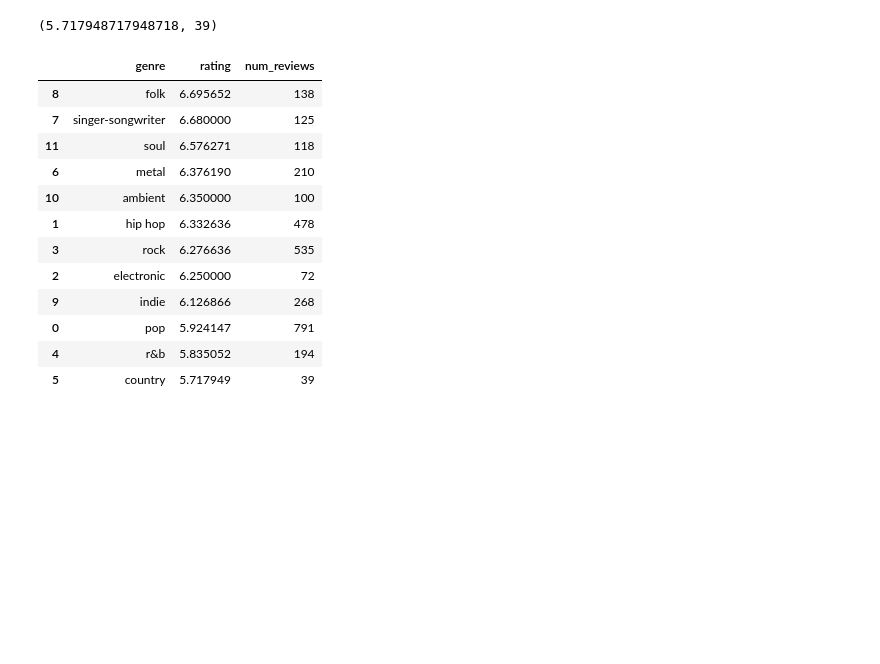
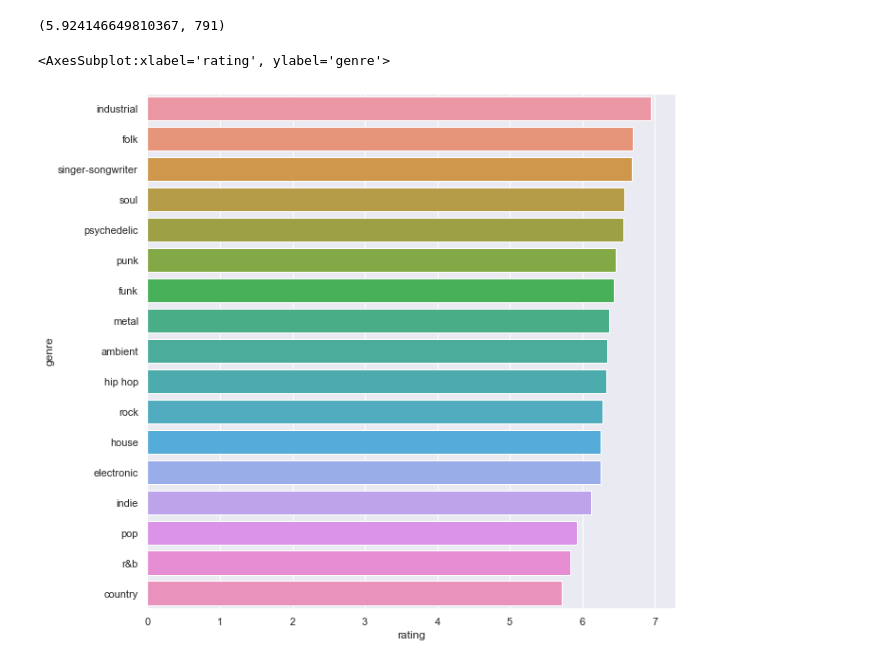
Before and after one commit to andrewjleung/fantano-reviews, a Jupyter notebook: fantano_genre.ipynb, the cells around one changed output. Cells and saved outputs as stored; diff of their text form; code cells hidden in the pictures; blank space fills up the shorter version.

```diff
--- a/fantano_genre.ipynb
+++ b/fantano_genre.ipynb
@@ -119,8 +27,8 @@ reviews.get_all_genres()
  ...}
 # %%
-reviews.get_by_genre_substr("country").mean_rating()
+reviews.get_by_genre_substr("pop").mean_rating()
 # %% [output]
-(5.717948717948718, 39)
+(5.924146649810367, 791)
 # %%
 POPULAR_GENRES = [
     "pop",
@@ -134,26 +42,21 @@ POPULAR_GENRES = [
     "folk",
     "indie",
     "ambient",
-    "soul"
+    "soul",
+    "funk",
+    "house",
+    "punk",
+    "industrial",
+    "psychedelic"
 ]
-
-data = [(genre, reviews.get_by_genre_substr(genre).mean_rating()) for genre in POPULAR_GENRES]
-data = [(genre, rating, num_reviews) for (genre, (rating, num_reviews)) in data]
-
-df = pd.DataFrame(data, columns=["genre", "rating", "num_reviews"]).sort_values("rating", ascending=False)
 # %%
-df
+data = [(genre, reviews.get_by_genre_substr(genre).mean_rating()) for genre in POPULAR_GENRES]
+data = [(genre, rating, num_reviews) for (genre, (rating, num_reviews)) in data]
+
+df = pd.DataFrame(data, columns=["genre", "rating", "num_reviews"]).sort_values("rating", ascending=False)
+
+sns.set(rc = {'figure.figsize':(10,10)})
+sns.barplot(x="rating", y="genre", data=df, estimator=sum)
 # %% [output]
-|  | genre | rating | num_reviews |
-| 8 | folk | 6.695652 | 138 |
-| 7 | singer-songwriter | 6.680000 | 125 |
-| 11 | soul | 6.576271 | 118 |
-| 6 | metal | 6.376190 | 210 |
-| 10 | ambient | 6.350000 | 100 |
-| 1 | hip hop | 6.332636 | 478 |
-| 3 | rock | 6.276636 | 535 |
-| 2 | electronic | 6.250000 | 72 |
-| 9 | indie | 6.126866 | 268 |
-| 0 | pop | 5.924147 | 791 |
-| 4 | r&b | 5.835052 | 194 |
-| 5 | country | 5.717949 | 39 |
+<AxesSubplot:xlabel='rating', ylabel='genre'>
+[figure, added]
```
Also changed, not shown: parts of 3 cells of this notebook, 1 other file.
